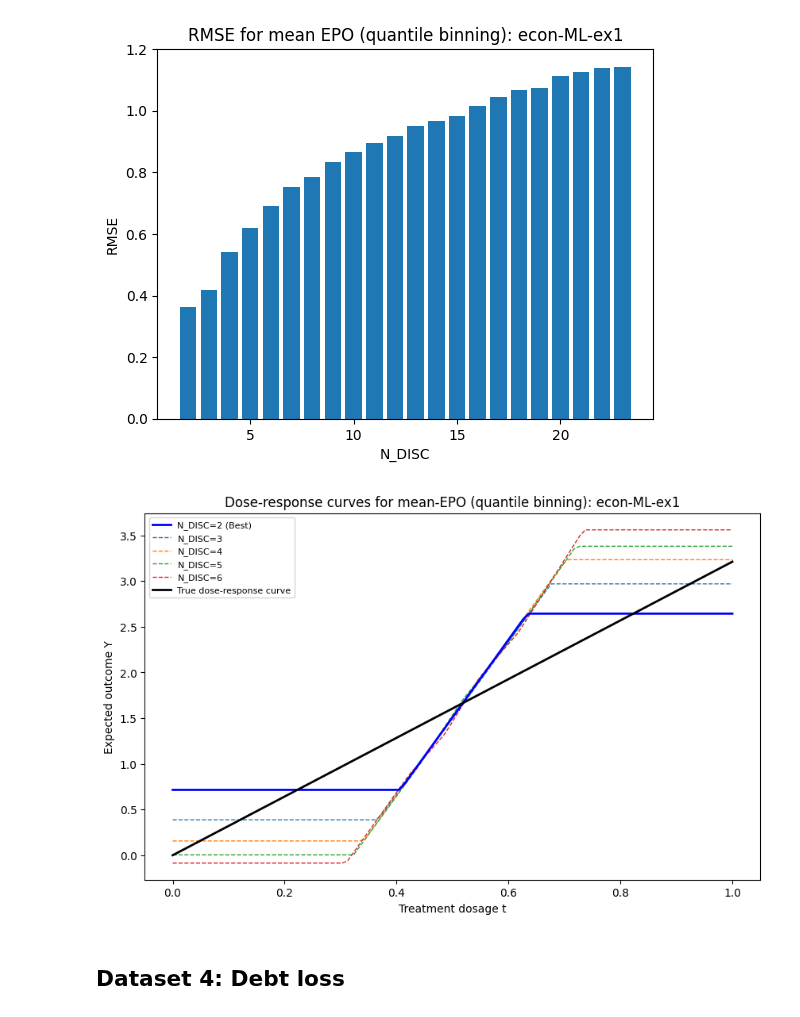
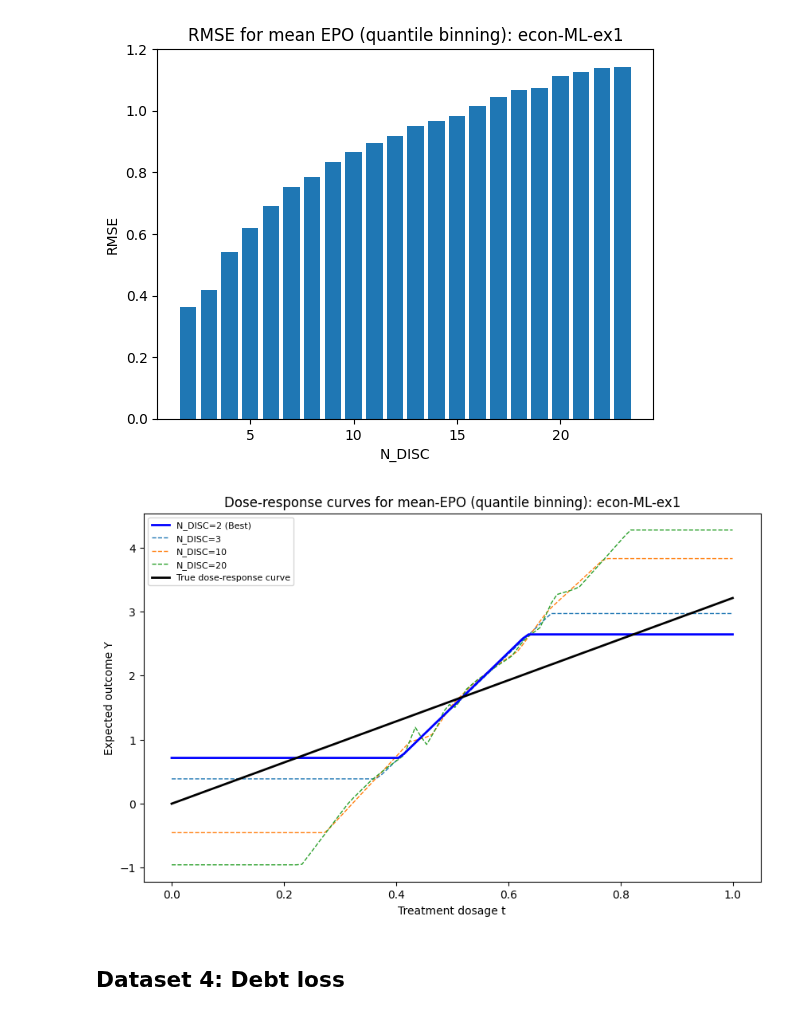
Before and after one commit to chris-L6/CausalPFN, a Jupyter notebook: my-work/Week_11-17/notebooks/quantile_data_analysis_epo.ipynb, the cells around one changed output. Cells and saved outputs as stored; diff of their text form; code cells hidden in the pictures.

```diff
--- a/my-work/Week_11-17/notebooks/quantile_data_analysis_epo.ipynb
+++ b/my-work/Week_11-17/notebooks/quantile_data_analysis_epo.ipynb
@@ -264,41 +264,41 @@ plt.show()
 ## Plotting DRF predictions
 fig = plt.figure(figsize=(10, 6))
 
-N_DISC_TO_VIZ = [2, 3, 4, 5, 6]
+N_DISC_TO_VIZ = [2, 3, 10, 20]
 for N_DISC in N_DISC_TO_VIZ:
     df_N = df_drop_T.loc[[N_DISC]]
     # Fill first and last values
     df_N.loc[(N_DISC, 0), "EPOs_1"] = df_N.loc[(N_DISC, 0), "EPOs_2"]
     df_N.loc[(N_DISC, N_DISC - 1), "EPOs_2"] = df_N.loc[(N_DISC, N_DISC - 1), "EPOs_1"]
     # Average and interpolate; plot using rmse_calc_t_mesh
     drf_N_pred_pts = df_N[["EPOs_1", "EPOs_2"]].mean(axis=1).values
     t_vals_N = df["T"].loc[[N_DISC]].values
     df_N_pred = interp1d(t_vals_N, drf_N_pred_pts,
                          bounds_error=False,
                          fill_value=(drf_N_pred_pts[0], drf_N_pred_pts[-1]))
     y_pred = df_N_pred(rmse_calc_t_mesh)
     if rmse_df.loc[N_DISC, "RMSE"] == rmse_df.min().values: # emphasize best prediction
         plt.plot(rmse_calc_t_mesh, y_pred, '-', linewidth=2,
                  label=f"N_DISC={N_DISC} (Best)", c="blue", zorder=14)
     else:
         plt.plot(rmse_calc_t_mesh, y_pred, '--', linewidth=1,
                  label=f"N_DISC={N_DISC}")
 
 # True dose-response curve (Ran the DGP and got the coefficient of T separately)
 t_mesh = np.linspace(0, 1, 100)
 y_true = drf_econML(t_mesh)
 plt.plot(t_mesh, y_true,
          label="True dose-response curve", linewidth=2, c='k', zorder=15)
 
 plt.title(f"Dose-response curves for mean-EPO (quantile binning): {data_name}")
 plt.xlabel("Treatment dosage t")
 plt.ylabel("Expected outcome Y")
 plt.legend(fontsize=8)
 plt.savefig(f"{file_location}/quantile_dose-response_curves_{data_name}_{date_string}.png")
 
 plt.show()
 # %% [output]
-[figure, old version]
+[figure, new version]
 # %% [markdown]
 ## Dataset 4: Debt loss
 # %%
```
Also changed, not shown: 5 other files.
